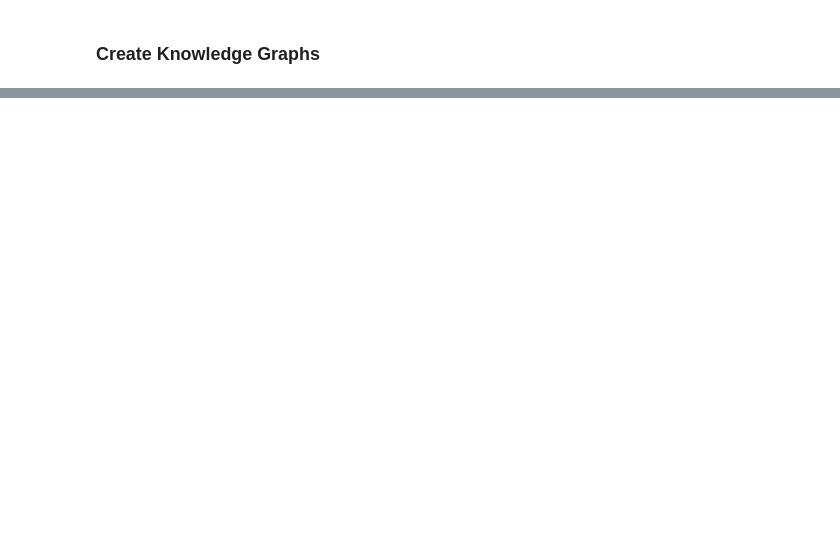
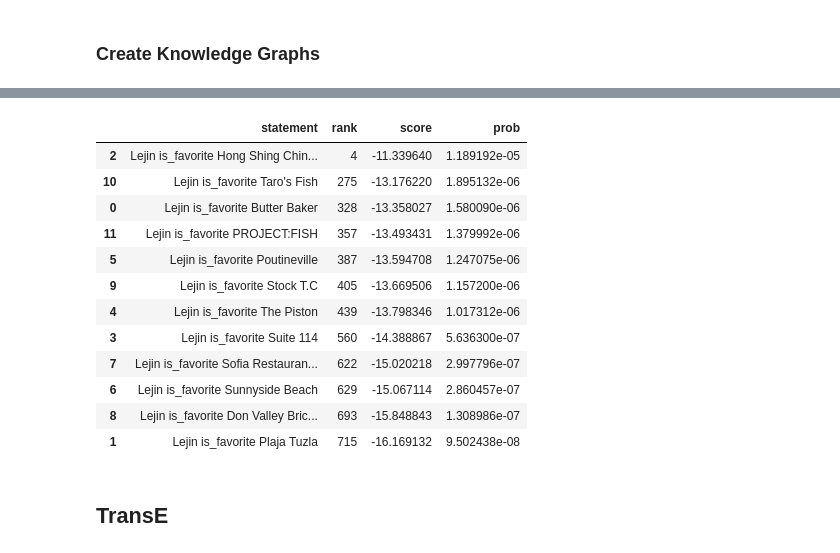
Before and after one commit to lejinvarghese/ego_networks, a Jupyter notebook: notebooks/kgs-maps.ipynb, the cells around one changed output, grey strips where cells are left out. Cells and saved outputs as stored; diff of their text form; code cells hidden in the pictures; blank space fills up the shorter version.

```diff
--- a/notebooks/kgs-maps.ipynb
+++ b/notebooks/kgs-maps.ipynb
@@ -219,0 +358,16 @@ pd.DataFrame(list(zip([' '.join(x) for x in X_unseen],
+# %%
+model = TransE(batches_count=100,
+                seed=0,
+                epochs=100,
+                k=64,
+                eta=5,
+                optimizer='adam',
+                optimizer_params={'lr':1e-3},
+                loss='multiclass_nll',
+                regularizer='LP',
+                regularizer_params={'p':3, 'lambda':1e-5},
+                verbose=True)
+# %%
+positives_filter = X
+tf.logging.set_verbosity(tf.logging.ERROR)
+model.fit(X_train, early_stopping = False)
@@ -219,0 +402,51 @@ pd.DataFrame(list(zip([' '.join(x) for x in X_unseen],
+# %%
+X_unseen = np.array([
+    ['Lejin', 'is_favorite', 'Butter Baker'],
+    ['Lejin', 'is_favorite', 'Plaja Tuzla'],
+    ['Lejin', 'is_favorite', 'Hong Shing Chinese Restaurant'],
+    ['Lejin', 'is_favorite', 'Suite 114'],
+    ['Lejin', 'is_favorite', 'The Piston'],
+    ['Lejin', 'is_favorite', 'Poutineville'], #Sofia Restaurant & Bar
+    ['Lejin', 'is_favorite', 'Sunnyside Beach'],
+    ['Lejin', 'is_favorite', 'Sofia Restaurant & Bar'],
+    ['Lejin', 'is_favorite', 'Don Valley Brick Works Park'],
+    ['Lejin', 'is_favorite', 'Stock T.C'],#
+    ['Lejin', 'is_favorite', "Taro's Fish"],
+    ['Lejin', 'is_favorite', 'PROJECT:FISH'],
+])
+
+unseen_filter = np.array(list({tuple(i) for i in np.vstack((positives_filter, X_unseen))}))
+ranks_unseen = evaluate_performance(
+    X_unseen,
+    model=model,
+    filter_triples=unseen_filter,   # Corruption strategy filter defined above
+    corrupt_side = 's+o',
+    use_default_protocol=False, # corrupt subj and obj separately while evaluating
+    verbose=True
+)
+scores = model.predict(X_unseen)
+
+from scipy.special import expit
+probs = expit(scores)
+
+pd.DataFrame(list(zip([' '.join(x) for x in X_unseen],
+                      ranks_unseen,
+                      np.squeeze(scores),
+                      np.squeeze(probs))),
+             columns=['statement', 'rank', 'score', 'prob']).sort_values("rank")
+# %% [output]
+|  | statement | rank | score | prob |
+| 2 | Lejin is_favorite Hong Shing Chin... | 4 | -11.339640 | 1.189192e-05 |
+| 10 | Lejin is_favorite Taro's Fish | 275 | -13.176220 | 1.895132e-06 |
+| 0 | Lejin is_favorite Butter Baker | 328 | -13.358027 | 1.580090e-06 |
+| 11 | Lejin is_favorite PROJECT:FISH | 357 | -13.493431 | 1.379992e-06 |
+| 5 | Lejin is_favorite Poutineville | 387 | -13.594708 | 1.247075e-06 |
+| 9 | Lejin is_favorite Stock T.C | 405 | -13.669506 | 1.157200e-06 |
+| 4 | Lejin is_favorite The Piston | 439 | -13.798346 | 1.017312e-06 |
+| 3 | Lejin is_favorite Suite 114 | 560 | -14.388867 | 5.636300e-07 |
+| 7 | Lejin is_favorite Sofia Restauran... | 622 | -15.020218 | 2.997796e-07 |
+| 6 | Lejin is_favorite Sunnyside Beach | 629 | -15.067114 | 2.860457e-07 |
+| 8 | Lejin is_favorite Don Valley Bric... | 693 | -15.848843 | 1.308986e-07 |
+| 1 | Lejin is_favorite Plaja Tuzla | 715 | -16.169132 | 9.502438e-08 |
+# %% [markdown]
+## **TransE**
```
Also changed, not shown: parts of 32 cells of this notebook, 24 other files.
